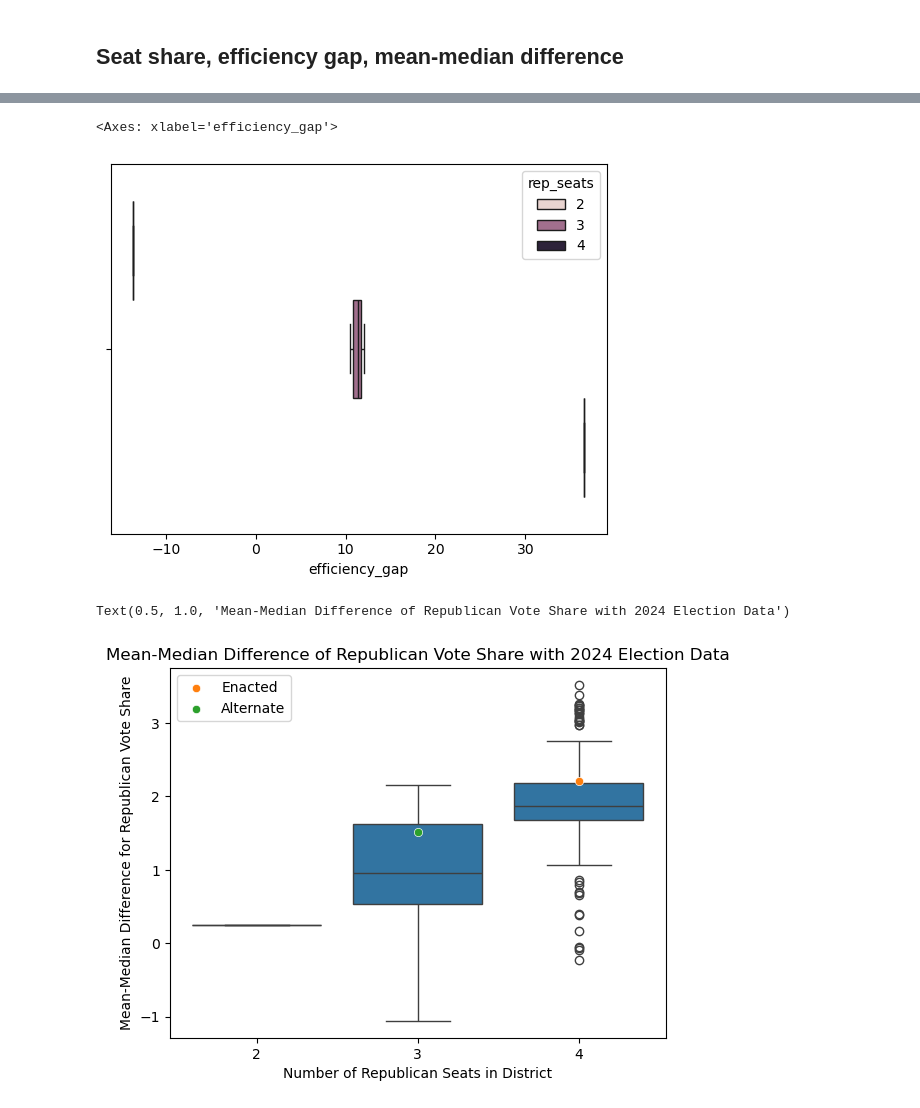
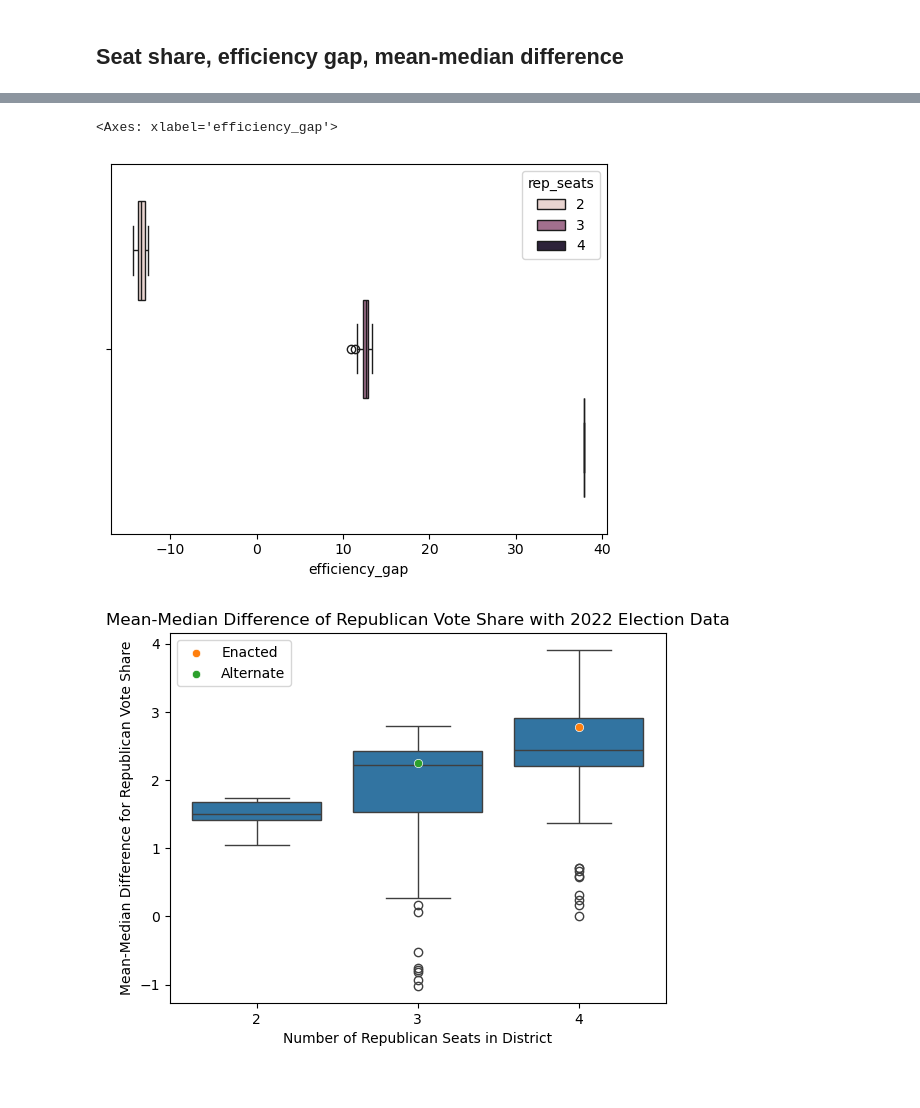
Before and after one commit to stefaniegwangphd/ia-redistricting, a Jupyter notebook: election_analysis.ipynb, the cells around one changed output, grey strips where cells are left out. Drawn from its saved outputs; the diff is of its cells as text; code cells hidden in the pictures.

Commit message:
correct graph titles for 2022 graphics; add in automatic election year and saves for images for paper

```diff
--- a/election_analysis.ipynb
+++ b/election_analysis.ipynb
@@ -14,7 +18,7 @@ import math
 # Get voter data
 # Input relevant election year
 
-election_year=2024
+election_year=2022
 file_name = './data/voter_numbers_{}.csv'
 
 votes_df=pd.read_csv(file_name.format(election_year))
@@ -293,20 +298,21 @@ plt.show()
 sns.boxplot(x=seat_share_df['efficiency_gap'], hue=seat_share_df['rep_seats'])
 # %% [output]
 <Axes: xlabel='efficiency_gap'>
-[figure, old version]
+[figure, new version]
 # %%
 alt_map_mm = round((alternate_map_df['percentage'].mean()-alternate_map_df['percentage'].median())*100, 2)
 enacted_map_mm = round((enacted_map_df['percentage'].mean()-enacted_map_df['percentage'].median())*100, 2)
 # %%
 MM_diff=seat_share_df['mean_median_difference']
 reps=seat_share_df['rep_seats']
 sns.boxplot(x=reps, y=MM_diff, zorder=1)
 sns.scatterplot(x=[2], y=enacted_map_mm,zorder=2, label='Enacted')
 sns.scatterplot(x=[1], y=alt_map_mm, zorder=3, label='Alternate')
 plt.xlabel('Number of Republican Seats in District')
 plt.ylabel('Mean-Median Difference for Republican Vote Share')
-plt.title('Mean-Median Difference of Republican Vote Share with 2024 Election Data')
+plt.title('Mean-Median Difference of Republican Vote Share with {} Election Data'.format(election_year))
+plt.savefig('./images_for_paper/mean_median_{}.png'.format(election_year))
+
 # plt.legend(loc='upper left')
 # %% [output]
-Text(0.5, 1.0, 'Mean-Median Difference of Republican Vote Share with 2024 Election Data')
-[figure, old version]
+[figure, new version]
```
Also changed, not shown: parts of 12 cells of this notebook, 5 other files.
